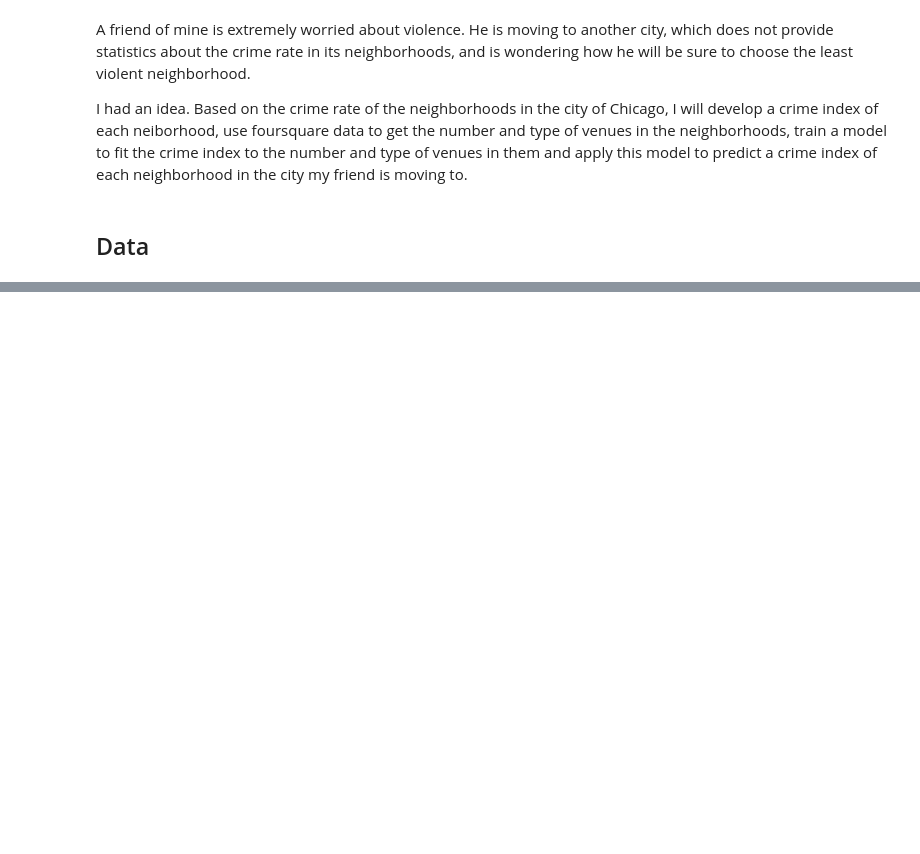
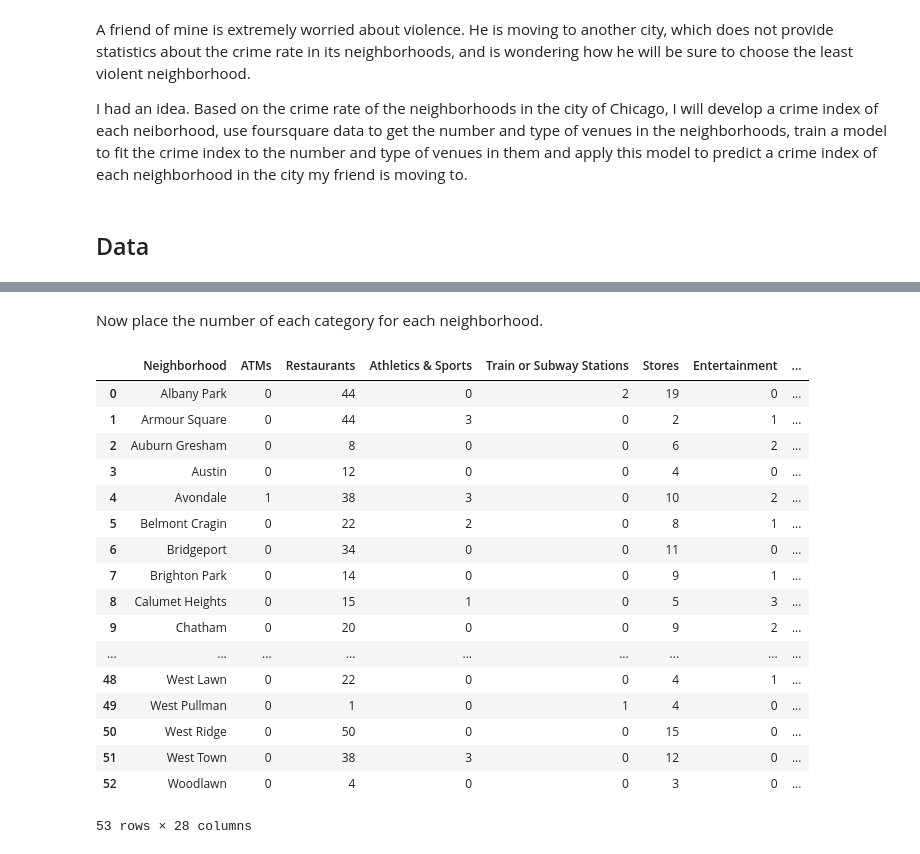
Before and after one commit to yconsani/Capstone-Project---IBM-DS, a Jupyter notebook: Capstone_Project_Yohan_Consani.ipynb, the cells around one changed output, grey strips where cells are left out. Drawn from its saved outputs; the diff is of its cells as text; code cells hidden in the pictures; blank space fills up the shorter version.

```diff
--- a/Capstone_Project_Yohan_Consani.ipynb
+++ b/Capstone_Project_Yohan_Consani.ipynb
@@ -16,0 +371,8 @@ A crime index will be assigned to the neighborhoods of this new city based on th
+# %%
+CLIENT_ID = 'OXMDBA50DX0OLAJDSK02UPDLHMSDWCA4OUVMXUOKMH0WG5IN' # your Foursquare ID
+CLIENT_SECRET = 'V0AWE4C13NSU55C02ZH5VWNKGKGCUGTLLAVGEFIDOF3CKLSG' # your Foursquare Secret
+VERSION = '20191231' # Foursquare API version
+
+print('Your credentails:')
+print('CLIENT_ID: ' + CLIENT_ID)
+print('CLIENT_SECRET:' + CLIENT_SECRET)
@@ -16,0 +458,5 @@ A crime index will be assigned to the neighborhoods of this new city based on th
+# %%
+venues = getNearbyVenues(names=df['Community'],
+                                   latitudes=df['LATITUDE'],
+                                   longitudes=df['LONGITUDE']
+                                  )
@@ -16,0 +509,13 @@ A crime index will be assigned to the neighborhoods of this new city based on th
+# %%
+# one hot encoding
+venues_onehot = pd.get_dummies(venues[['Venue Category']], prefix="", prefix_sep="")
+
+# add neighborhood column back to dataframe
+venues_onehot['Neighborhood'] = venues['Neighborhood']
+
+# move neighborhood column to the first column
+fixed_columns = [venues_onehot.columns[-1]] + list(venues_onehot.columns[:-1])
+venues_onehot = venues_onehot[fixed_columns]
+
+venues_grouped = venues_onehot.groupby('Neighborhood').sum().reset_index()
+venues_grouped.head()
@@ -16,0 +676,5 @@ A crime index will be assigned to the neighborhoods of this new city based on th
+# %%
+df_categories = venues_grouped['Neighborhood'].to_frame()
+for key in list(groups.keys()):
+    df_categories[key] = 0
+df_categories.head()
@@ -16,0 +689,29 @@ A crime index will be assigned to the neighborhoods of this new city based on th
+# %% [markdown]
+Now place the number of each category for each neighborhood.
+# %%
+for neighborhood in list(df_categories['Neighborhood']):
+    for column in list(venues_grouped.columns)[1:]:
+        for key, value in groups.items():
+            for item in value:
+                if (item == column) and venues_grouped.loc[venues_grouped['Neighborhood'] == neighborhood, column].item() > 0:
+                    df_categories.loc[df_categories['Neighborhood'] == neighborhood, key] = df_categories.loc[df_categories['Neighborhood'] == neighborhood, key] + venues_grouped.loc[venues_grouped['Neighborhood'] == neighborhood, column].item()
+df_categories
+# %% [output]
+|  | Neighborhood | ATMs | Restaurants | Athletics & Sports | Train or Subway Stations | Stores | Entertainment | ... |
+| 0 | Albany Park | 0 | 44 | 0 | 2 | 19 | 0 | ... |
+| 1 | Armour Square | 0 | 44 | 3 | 0 | 2 | 1 | ... |
+| 2 | Auburn Gresham | 0 | 8 | 0 | 0 | 6 | 2 | ... |
+| 3 | Austin | 0 | 12 | 0 | 0 | 4 | 0 | ... |
+| 4 | Avondale | 1 | 38 | 3 | 0 | 10 | 2 | ... |
+| 5 | Belmont Cragin | 0 | 22 | 2 | 0 | 8 | 1 | ... |
+| 6 | Bridgeport | 0 | 34 | 0 | 0 | 11 | 0 | ... |
+| 7 | Brighton Park | 0 | 14 | 0 | 0 | 9 | 1 | ... |
+| 8 | Calumet Heights | 0 | 15 | 1 | 0 | 5 | 3 | ... |
+| 9 | Chatham | 0 | 20 | 0 | 0 | 9 | 2 | ... |
+| ... | ... | ... | ... | ... | ... | ... | ... | ... |
+| 48 | West Lawn | 0 | 22 | 0 | 0 | 4 | 1 | ... |
+| 49 | West Pullman | 0 | 1 | 0 | 1 | 4 | 0 | ... |
+| 50 | West Ridge | 0 | 50 | 0 | 0 | 15 | 0 | ... |
+| 51 | West Town | 0 | 38 | 3 | 0 | 12 | 0 | ... |
+| 52 | Woodlawn | 0 | 4 | 0 | 0 | 3 | 0 | ... |
+53 rows × 28 columns
```
Also changed, not shown: parts of 94 cells of this notebook.
